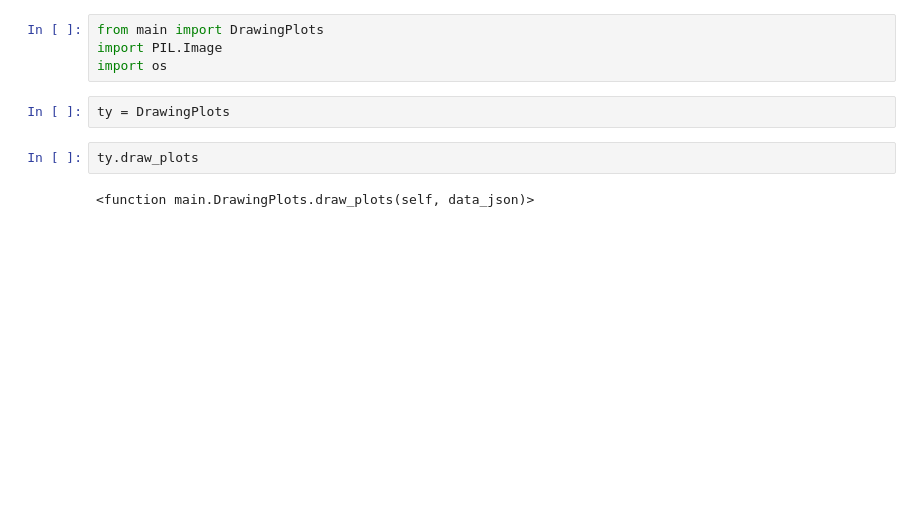
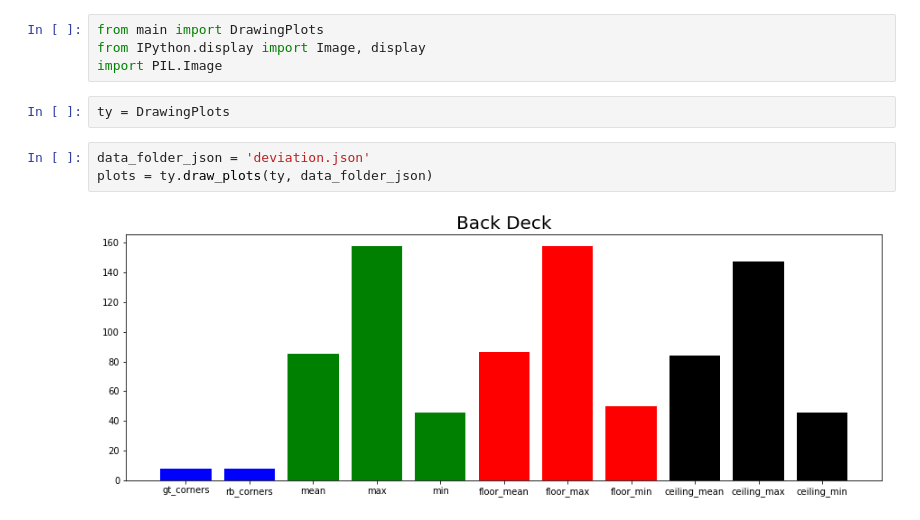
Before and after one commit to Raytorin/For_DocuSketch, a Jupyter notebook: Notebook.ipynb, the cells around one changed output. Saved outputs shown, nothing was run; the diff lists cells and outputs as text; blank space fills up the shorter version.

Commit message:
add plot view, fix class DrawingPlots

```diff
--- a/Notebook.ipynb
+++ b/Notebook.ipynb
@@ -1,11 +1,12 @@
 # %%
 from main import DrawingPlots
+from IPython.display import Image, display
 import PIL.Image
-import os
 # %%
 ty = DrawingPlots
 # %%
-ty.draw_plots
+data_folder_json = 'deviation.json'
+plots = ty.draw_plots(ty, data_folder_json)
 # %% [output]
-<function main.DrawingPlots.draw_plots(self, data_json)>
+[figure, added]
 # %%
```
Also changed, not shown: parts of 1 cell of this notebook, 1 other file.
